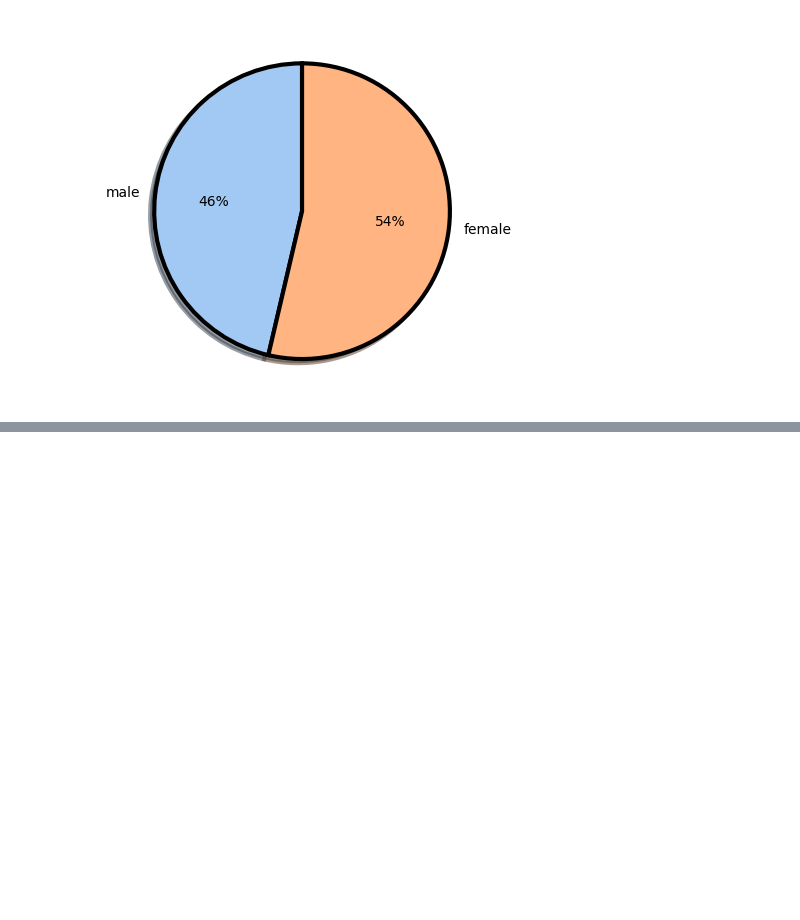
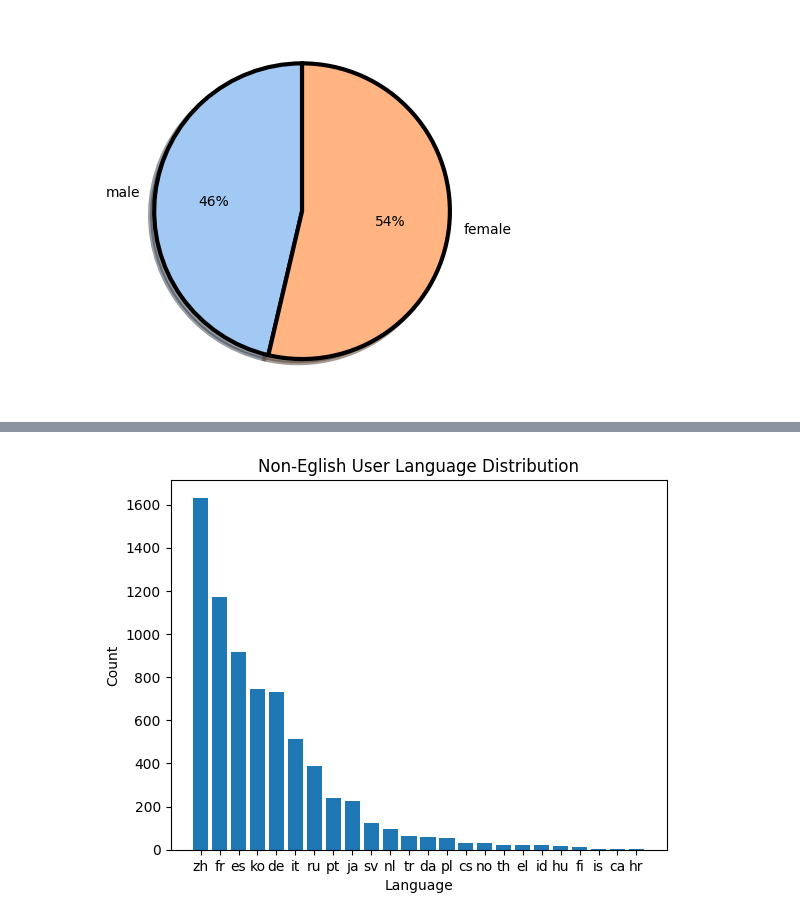
Before and after one commit to nogibjj/Project3_SQL_YZ, a Jupyter notebook: test.ipynb, the cells around one changed output, grey strips where cells are left out. Drawn from its saved outputs; the diff is of its cells as text; code cells hidden in the pictures; blank space fills up the shorter version.

```diff
--- a/test.ipynb
+++ b/test.ipynb
@@ -30,0 +93,20 @@ plt.show()
+# %%
+# Get the user age information from the database
+cursor.execute("""SELECT language, COUNT(language) AS lg_num FROM train_user WHERE language <> "en" GROUP BY language ORDER BY lg_num DESC;""")
+non_english_user = cursor.fetchall()
+
+# create one list of age and one list of count
+language = []
+languageCount = []
+for i in range(len(non_english_user)-1):
+    language.append(non_english_user[i][0])
+    languageCount.append(non_english_user[i][1])
+
+ # plot a bar chart of the language and count
+plt.bar(language, languageCount)
+plt.xlabel('Language')
+plt.ylabel('Count')
+plt.title('Non-Eglish User Language Distribution')
+plt.show()
+# %% [output]
+[figure, added]
```
Also changed, not shown: parts of 11 cells of this notebook, 10 other files.
